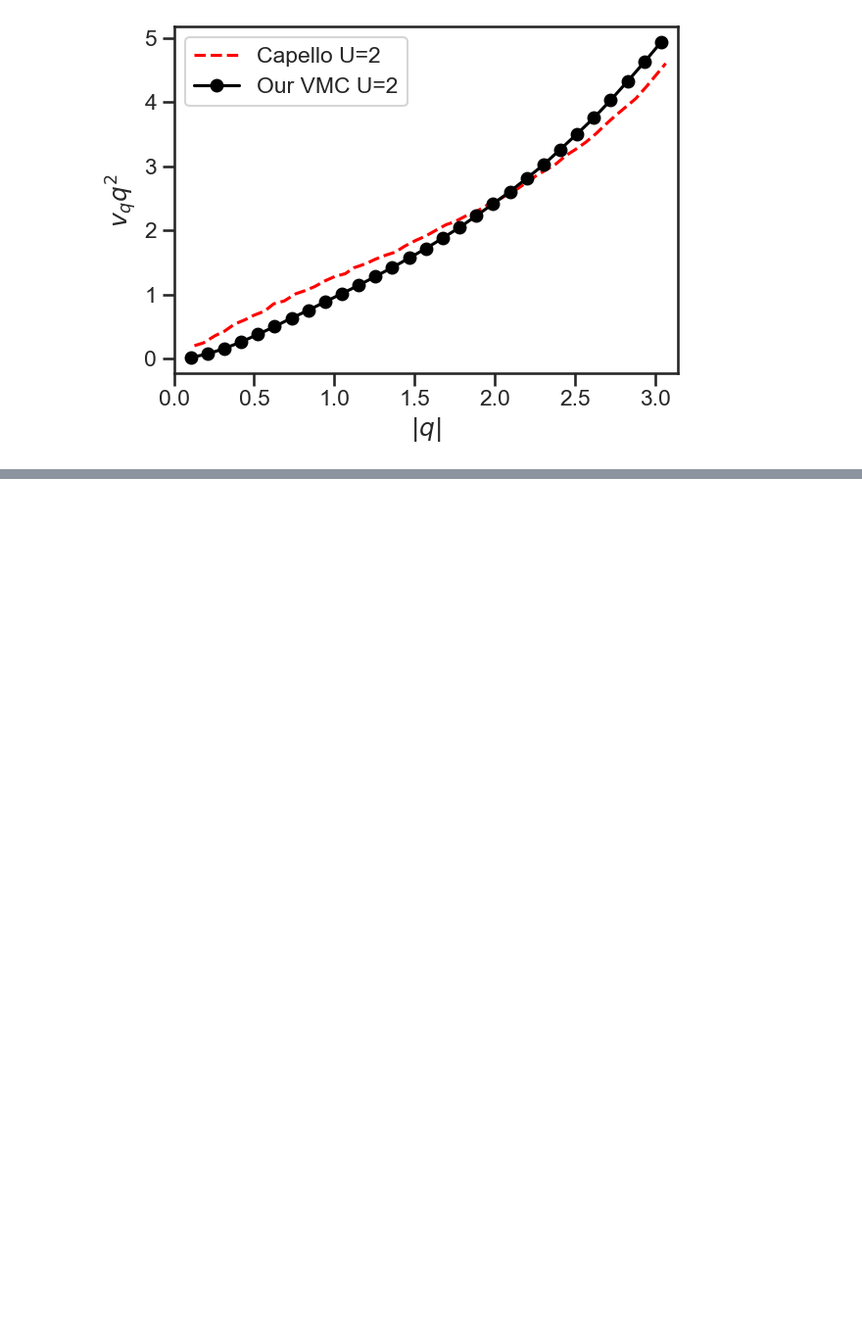
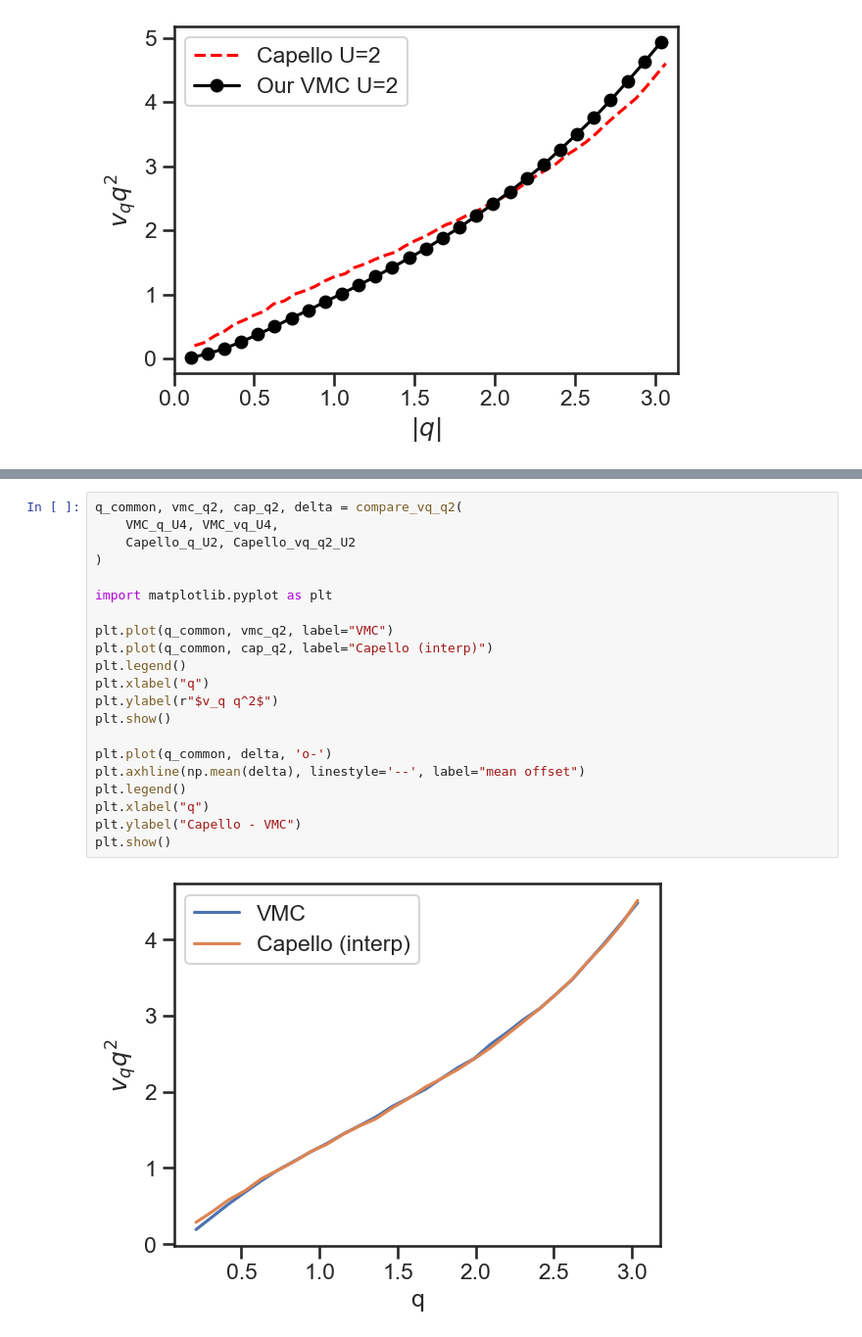
Before and after one commit to wmallah/Bose_Hubbard_VMC, a Jupyter notebook: VMCBoseHubbard/analysis_scripts/benchmark.ipynb, the cells around one changed output, grey strips where cells are left out. Shown at 98% size. Drawn from its saved outputs; the diff is of its cells as text; blank space fills up the shorter version.

```diff
--- a/VMCBoseHubbard/analysis_scripts/benchmark.ipynb
+++ b/VMCBoseHubbard/analysis_scripts/benchmark.ipynb
@@ -861,0 +915,23 @@ U
+# %%
+q_common, vmc_q2, cap_q2, delta = compare_vq_q2(
+    VMC_q_U4, VMC_vq_U4,
+    Capello_q_U2, Capello_vq_q2_U2
+)
+
+import matplotlib.pyplot as plt
+
+plt.plot(q_common, vmc_q2, label="VMC")
+plt.plot(q_common, cap_q2, label="Capello (interp)")
+plt.legend()
+plt.xlabel("q")
+plt.ylabel(r"$v_q q^2$")
+plt.show()
+
+plt.plot(q_common, delta, 'o-')
+plt.axhline(np.mean(delta), linestyle='--', label="mean offset")
+plt.legend()
+plt.xlabel("q")
+plt.ylabel("Capello - VMC")
+plt.show()
+# %% [output]
+[figure, added]
```
Also changed, not shown: parts of 19 cells of this notebook, 14 other files.
